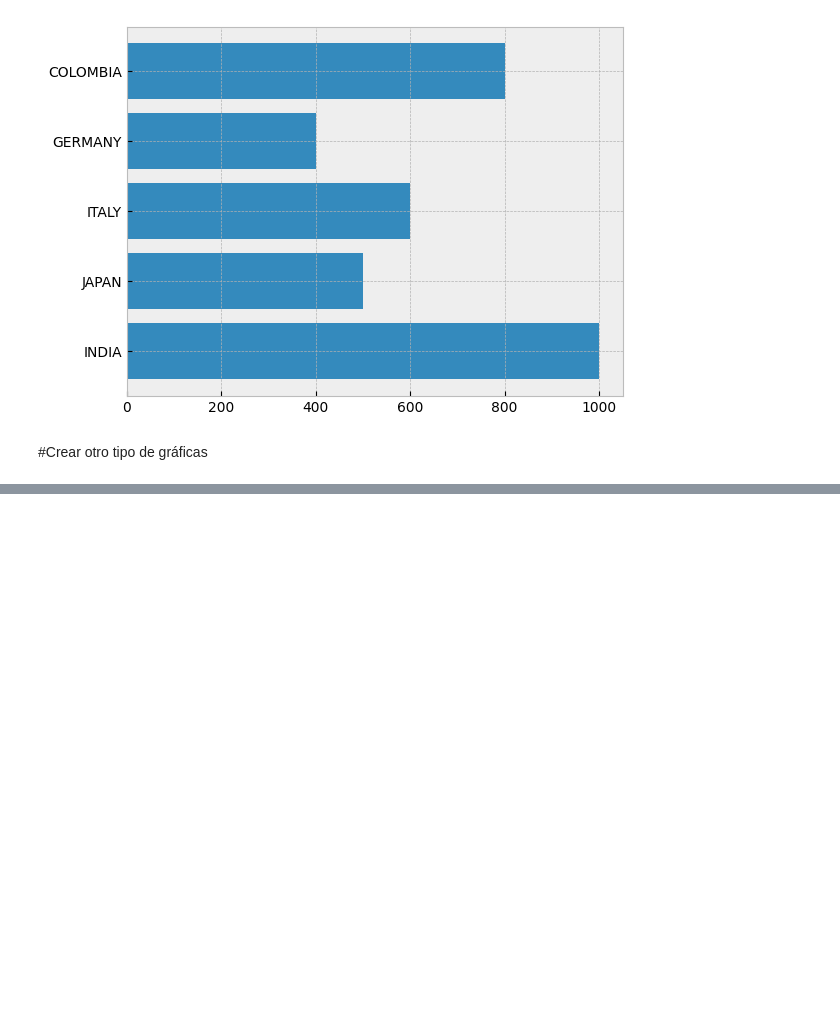
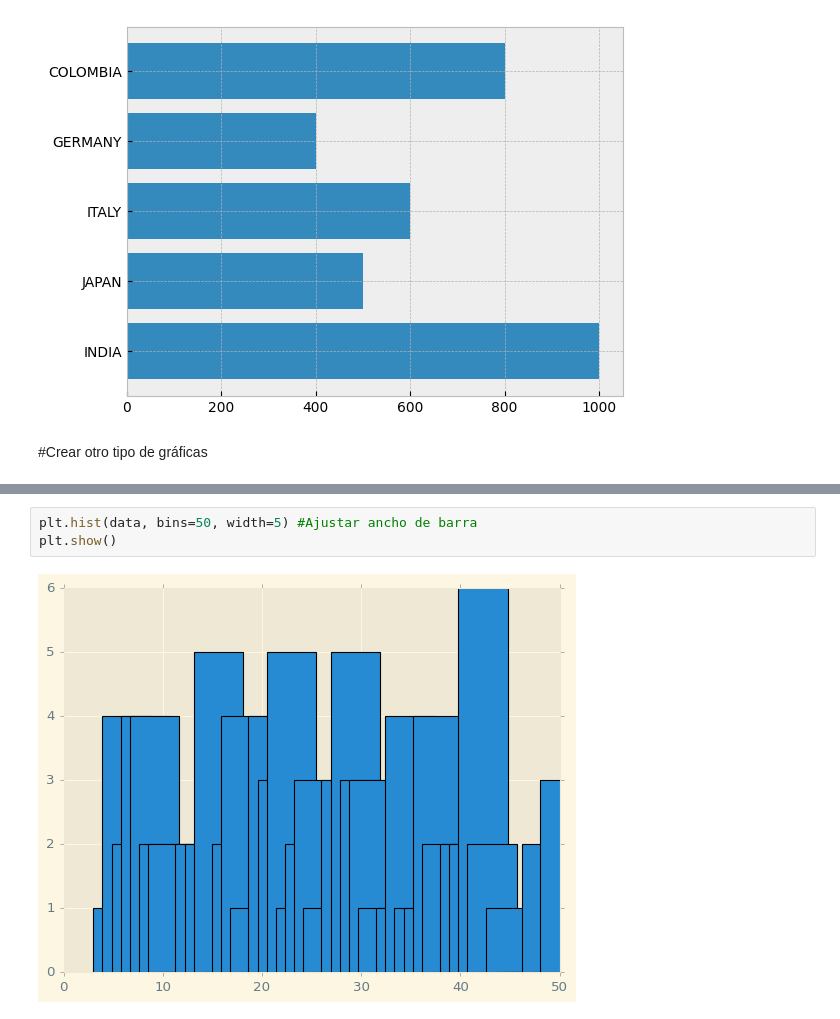
Before and after one commit to feracor/matplotlib_eaborn, a Jupyter notebook: 1_pyplot.ipynb, the cells around one changed output, grey strips where cells are left out. Drawn from its saved outputs; the diff is of its cells as text; blank space fills up the shorter version.

```diff
--- a/1_pyplot.ipynb
+++ b/1_pyplot.ipynb
@@ -365,0 +393,5 @@ plt.show
+# %%
+plt.hist(data, bins=50, width=5) #Ajustar ancho de barra
+plt.show()
+# %% [output]
+[figure, added]
```
Also changed, not shown: parts of 19 cells of this notebook.
